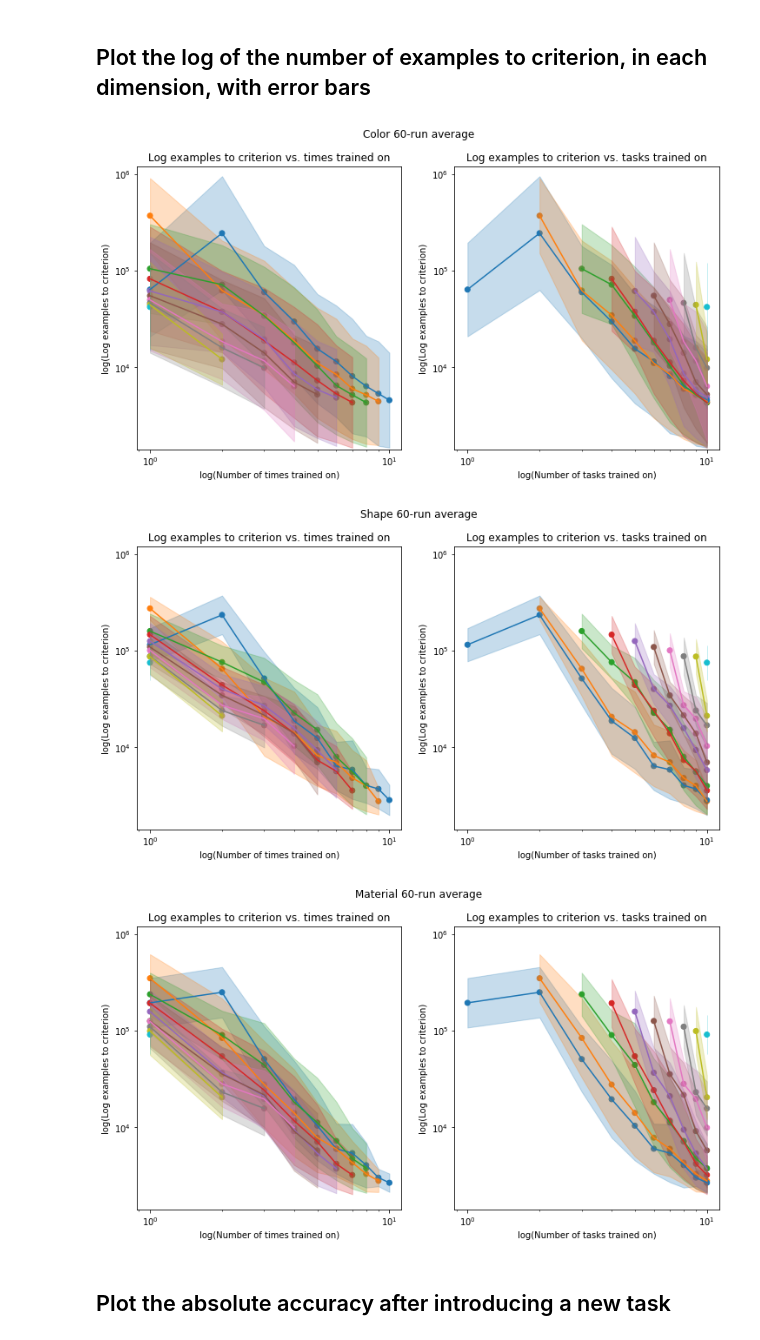
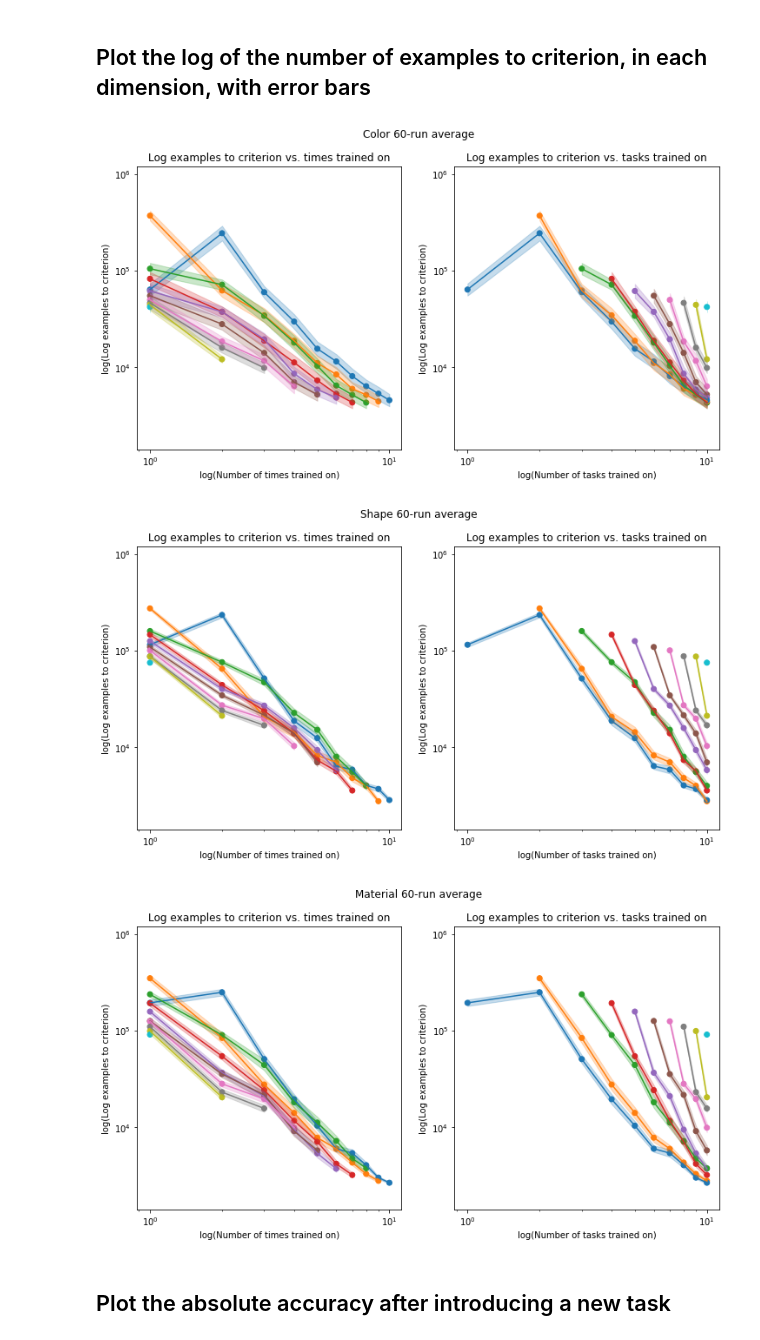
Before and after one commit to guydav/deep-learning-projects, a Jupyter notebook: notebooks/Meta_Learning_Baseline_Data_Analysis.ipynb, the cells around one changed output. Drawn from its saved outputs; the diff is of its cells as text; code cells hidden in the pictures.

Commit message:
Added SEM to the plots.

```diff
--- a/notebooks/Meta_Learning_Baseline_Data_Analysis.ipynb
+++ b/notebooks/Meta_Learning_Baseline_Data_Analysis.ipynb
@@ -208,7 +208,7 @@ Loaded runs
 ## Plot the results
 # %%
 def plot_processed_results(results, title, ylim=None, log_x=False, log_y=False,
-                           shade_error=False, plot_bottom=False, colormap='tab10'):
+                           sem_n=1, shade_error=False, plot_bottom=False, colormap='tab10'):
     figure = plt.figure(figsize=(12, 6 + 6 * plot_bottom))
     NROWS = 1 + plot_bottom
     NCOLS = 2
@@ -219,7 +219,6 @@ def plot_processed_results(results, title, ylim=None, log_x=False, log_y=False,
 
     nonzero_rows, nonzero_cols = np.nonzero(results.mean)
     means = [results.mean[r, c] for (r, c) in zip(nonzero_rows, nonzero_cols)]
-    stds = [results.std[r, c] for (r, c) in zip(nonzero_rows, nonzero_cols)]
 
     # Accuracy as a function of # times trained on
     num_times_trained_ax = plt.subplot(NROWS, NCOLS, 1)
@@ -231,7 +230,7 @@ def plot_processed_results(results, title, ylim=None, log_x=False, log_y=False,
     for task in range(10):
         x_values = np.arange(1, num_points - task + 1)
         y_means = np.diag(results.mean, task)
-        y_stds = np.diag(results.std, task)
+        y_stds = np.diag(results.std, task) / (sem_n ** 0.5)
 
         num_times_trained_ax.plot(x_values, y_means, color=colors(task / 10))
         if shade_error:
@@ -267,7 +266,7 @@ def plot_processed_results(results, title, ylim=None, log_x=False, log_y=False,
     for task in range(10):
         x_values = np.arange(task + 1, num_points + 1)
         y_means = np.diag(results.mean, task)
-        y_stds = np.diag(results.std, task)
+        y_stds = np.diag(results.std, task) / (sem_n ** 0.5)
 
         num_current_tasks_ax.plot(x_values, y_means, color=colors(task / 10))
         if shade_error:
@@ -348,16 +347,16 @@ plot_processed_results(six_replications_by_dimension[2][0][0], 'Material 60-run
 # %%
 ylim = (7.25, 14)
 
 plot_processed_results(six_replications_by_dimension[0][0][1], 'Color 60-run average',
-                       ylim, log_x=True, log_y=True, shade_error=True)
+                       ylim, log_x=True, log_y=True, sem_n=60, shade_error=True)
 plot_processed_results(six_replications_by_dimension[1][0][1], 'Shape 60-run average',
-                       ylim, log_x=True, log_y=True, shade_error=True)
+                       ylim, log_x=True, log_y=True, sem_n=60, shade_error=True)
 plot_processed_results(six_replications_by_dimension[2][0][1], 'Material 60-run average',
-                       ylim, log_x=True, log_y=True, shade_error=True)
+                       ylim, log_x=True, log_y=True, sem_n=60, shade_error=True)
 # %% [output]
-[figure, old version]
+[figure, new version]
-[figure, old version]
+[figure, new version]
-[figure, old version]
+[figure, new version]
 # %% [markdown]
 ## Plot the absolute accuracy after introducing a new task
 # %%
```
Also changed, not shown: parts of 2 cells of this notebook.
